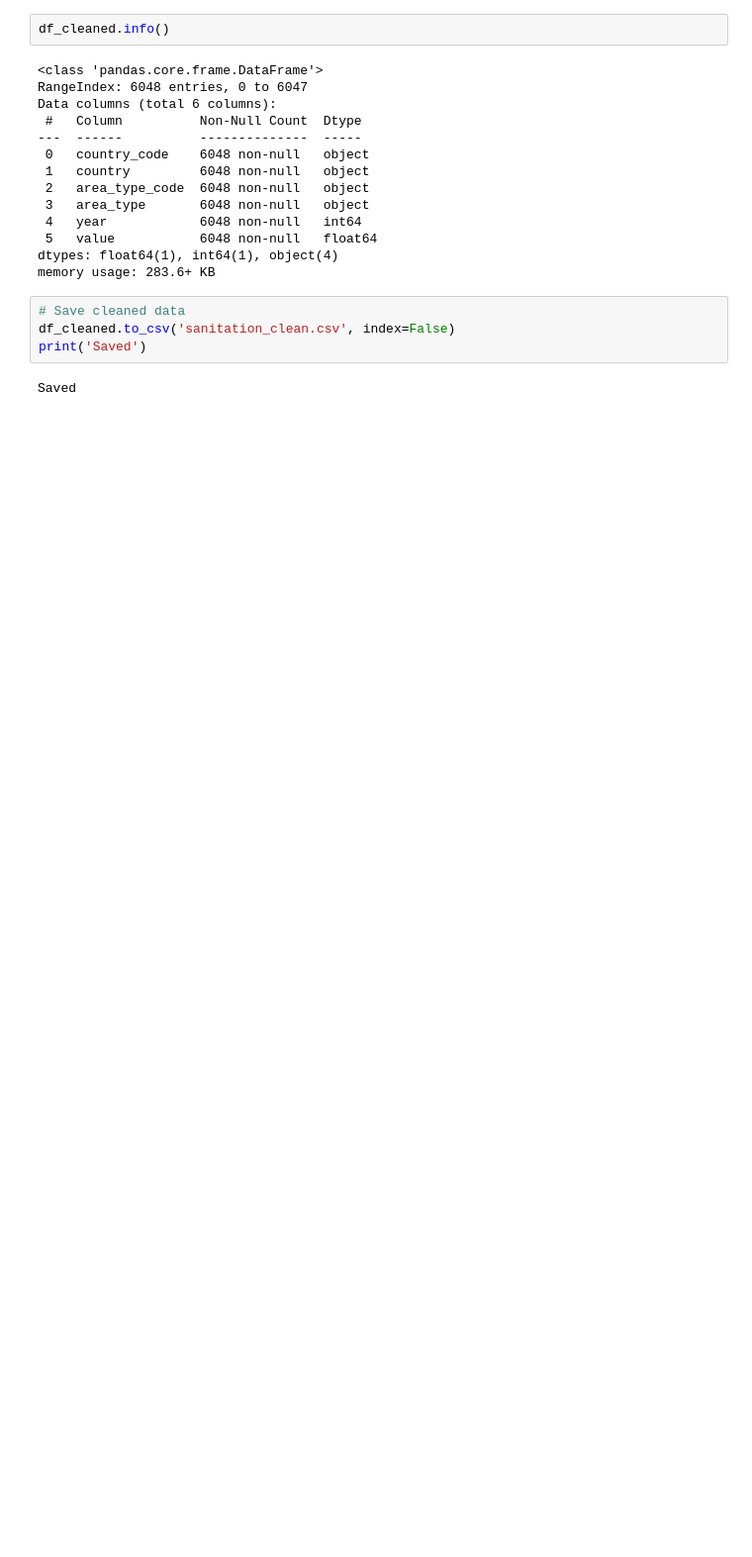
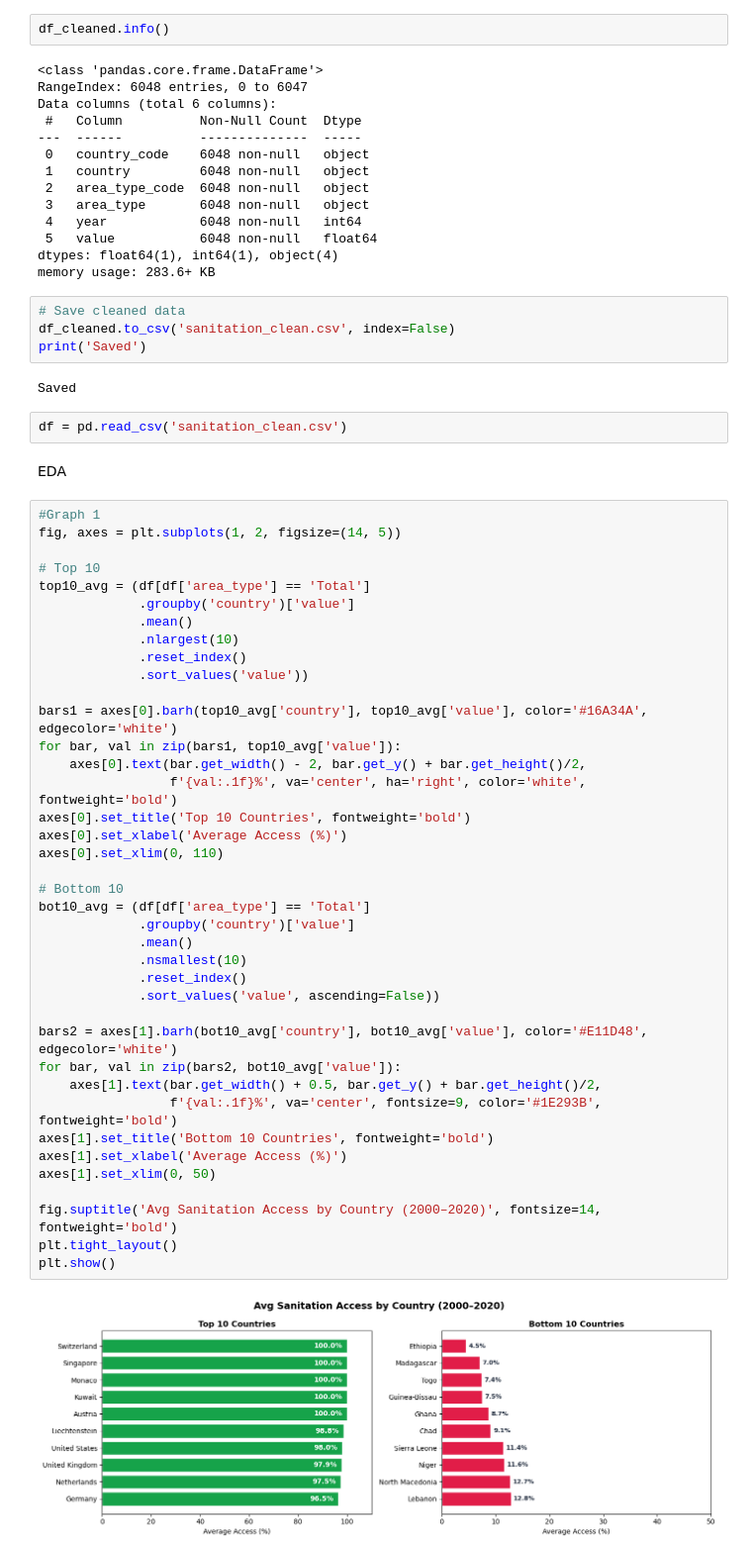
Before and after one commit to odani20240074-lang/w2120490_5DATA004C-ICW, a Jupyter notebook: Untitled-1.ipynb, the cells around one changed output. Shown at 99% size. Cells and saved outputs as stored; diff of their text form; blank space fills up the shorter version.

Commit message:
Add 4 EDA graphs

```diff
--- a/Untitled-1.ipynb
+++ b/Untitled-1.ipynb
@@ -156,3 +157,48 @@ df_cleaned.to_csv('sanitation_clean.csv', index=False)
 print('Saved')
 # %% [output]
 Saved
+# %%
+df = pd.read_csv('sanitation_clean.csv')
+# %% [markdown]
+EDA
+# %%
+#Graph 1
+fig, axes = plt.subplots(1, 2, figsize=(14, 5))
+
+# Top 10
+top10_avg = (df[df['area_type'] == 'Total']
+             .groupby('country')['value']
+             .mean()
+             .nlargest(10)
+             .reset_index()
+             .sort_values('value'))
+
+bars1 = axes[0].barh(top10_avg['country'], top10_avg['value'], color='#16A34A', edgecolor='white')
+for bar, val in zip(bars1, top10_avg['value']):
+    axes[0].text(bar.get_width() - 2, bar.get_y() + bar.get_height()/2,
+                 f'{val:.1f}%', va='center', ha='right', color='white', fontweight='bold')
+axes[0].set_title('Top 10 Countries', fontweight='bold')
+axes[0].set_xlabel('Average Access (%)')
+axes[0].set_xlim(0, 110)
+
+# Bottom 10
+bot10_avg = (df[df['area_type'] == 'Total']
+             .groupby('country')['value']
+             .mean()
+             .nsmallest(10)
+             .reset_index()
+             .sort_values('value', ascending=False))
+
+bars2 = axes[1].barh(bot10_avg['country'], bot10_avg['value'], color='#E11D48', edgecolor='white')
+for bar, val in zip(bars2, bot10_avg['value']):
+    axes[1].text(bar.get_width() + 0.5, bar.get_y() + bar.get_height()/2,
+                 f'{val:.1f}%', va='center', fontsize=9, color='#1E293B', fontweight='bold')
+axes[1].set_title('Bottom 10 Countries', fontweight='bold')
+axes[1].set_xlabel('Average Access (%)')
+axes[1].set_xlim(0, 50)
+
+fig.suptitle('Avg Sanitation Access by Country (2000–2020)', fontsize=14, fontweight='bold')
+plt.tight_layout()
+plt.show()
+# %% [output]
+[figure, added]
```
Also changed, not shown: parts of 4 cells of this notebook.
